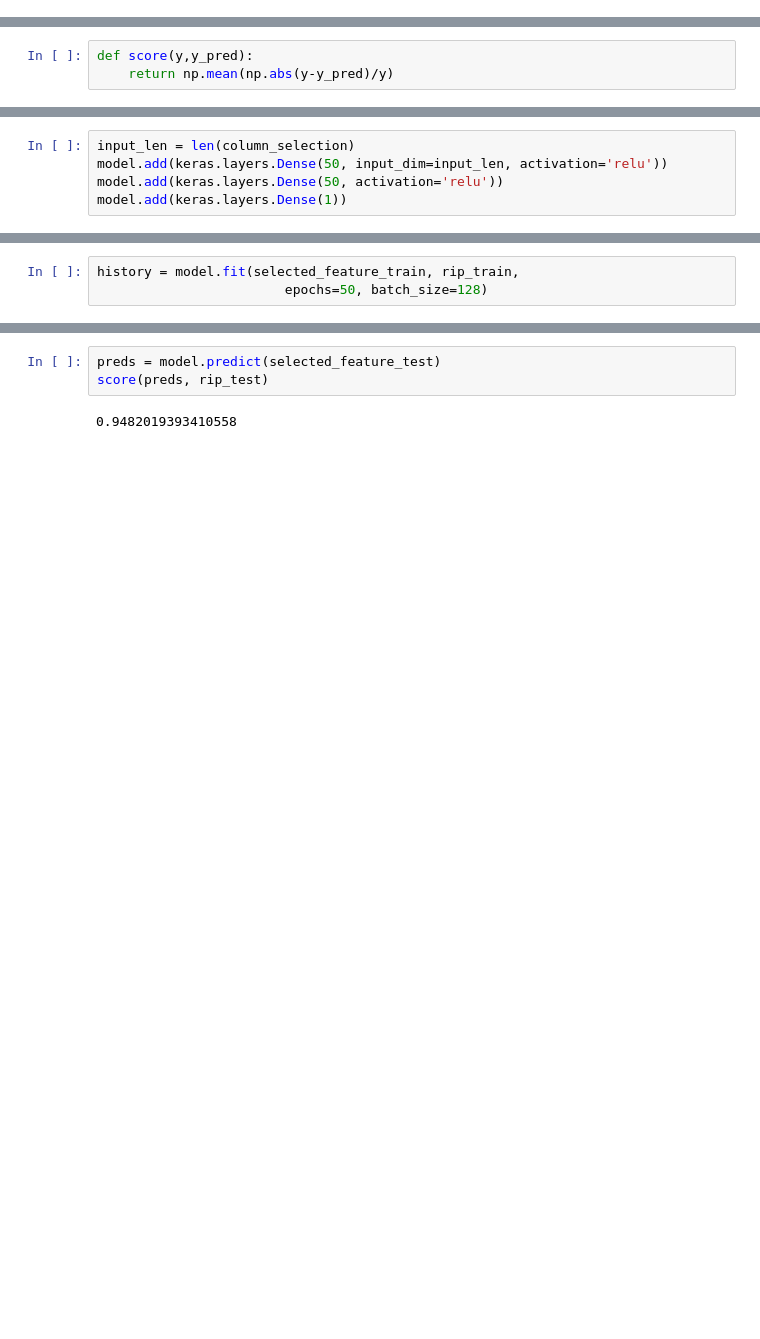
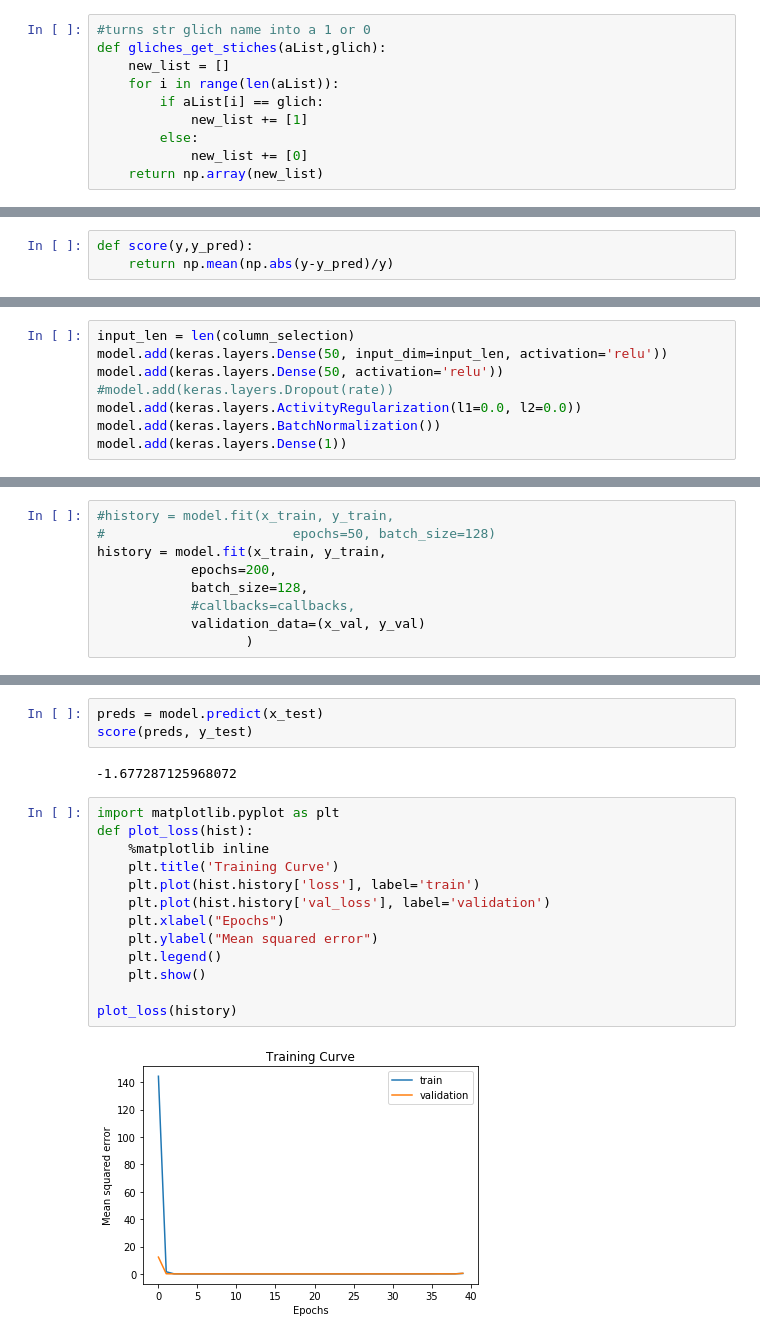
Before and after one commit to felipecdgodoy/Gwann, a Jupyter notebook: GlichNN.ipynb, the cells around one changed output, grey strips where cells are left out. Saved outputs shown, nothing was run; the diff lists cells and outputs as text; blank space fills up the shorter version.

```diff
--- a/GlichNN.ipynb
+++ b/GlichNN.ipynb
@@ -38,0 +7,10 @@ rip_test = rip[7892:]
+# %%
+#turns str glich name into a 1 or 0
+def gliches_get_stiches(aList,glich):
+    new_list = []
+    for i in range(len(aList)):
+        if aList[i] == glich:
+            new_list += [1]
+        else:
+            new_list += [0]
+    return np.array(new_list)
@@ -48,4 +50,7 @@ W1002 18:13:42.889486 19508 deprecation_wrapper.py:119] From C:\ProgramData\Mini
 input_len = len(column_selection)
 model.add(keras.layers.Dense(50, input_dim=input_len, activation='relu'))
 model.add(keras.layers.Dense(50, activation='relu'))
+#model.add(keras.layers.Dropout(rate))
+model.add(keras.layers.ActivityRegularization(l1=0.0, l2=0.0))
+model.add(keras.layers.BatchNormalization())
 model.add(keras.layers.Dense(1))
@@ -60,3 +56,0 @@ W1002 18:14:18.381340 19508 deprecation_wrapper.py:119] From C:\ProgramData\Mini
-# %%
-history = model.fit(selected_feature_train, rip_train,
-                        epochs=50, batch_size=128)
@@ -83,0 +64,9 @@ Epoch 50/50
+# %%
+#history = model.fit(x_train, y_train,
+#                        epochs=50, batch_size=128)
+history = model.fit(x_train, y_train,
+            epochs=200,
+            batch_size=128,
+            #callbacks=callbacks,
+            validation_data=(x_val, y_val)
+                   )
@@ -84,5 +91,20 @@ Epoch 50/50
 # %%
-preds = model.predict(selected_feature_test)
-score(preds, rip_test)
+preds = model.predict(x_test)
+score(preds, y_test)
 # %% [output]
-0.9482019393410558
+-1.677287125968072
+# %%
+import matplotlib.pyplot as plt
+def plot_loss(hist):
+    %matplotlib inline
+    plt.title('Training Curve')
+    plt.plot(hist.history['loss'], label='train')
+    plt.plot(hist.history['val_loss'], label='validation')
+    plt.xlabel("Epochs")
+    plt.ylabel("Mean squared error")
+    plt.legend()
+    plt.show()
+
+plot_loss(history)
+# %% [output]
+[figure, added]
```
Also changed, not shown: parts of 11 cells of this notebook.
